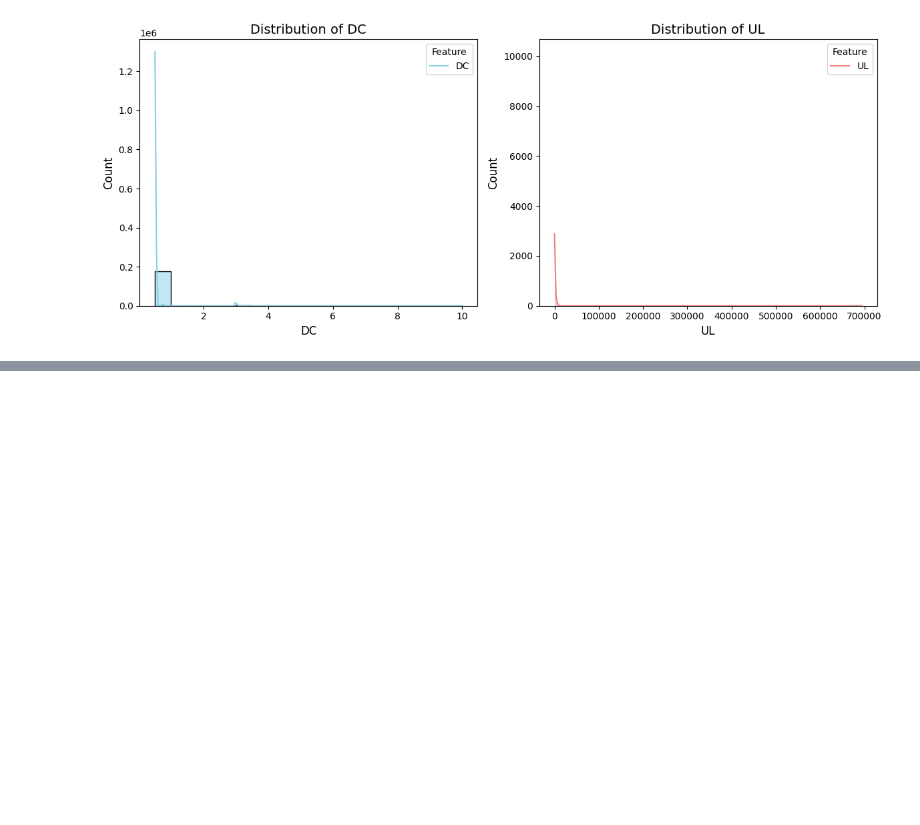
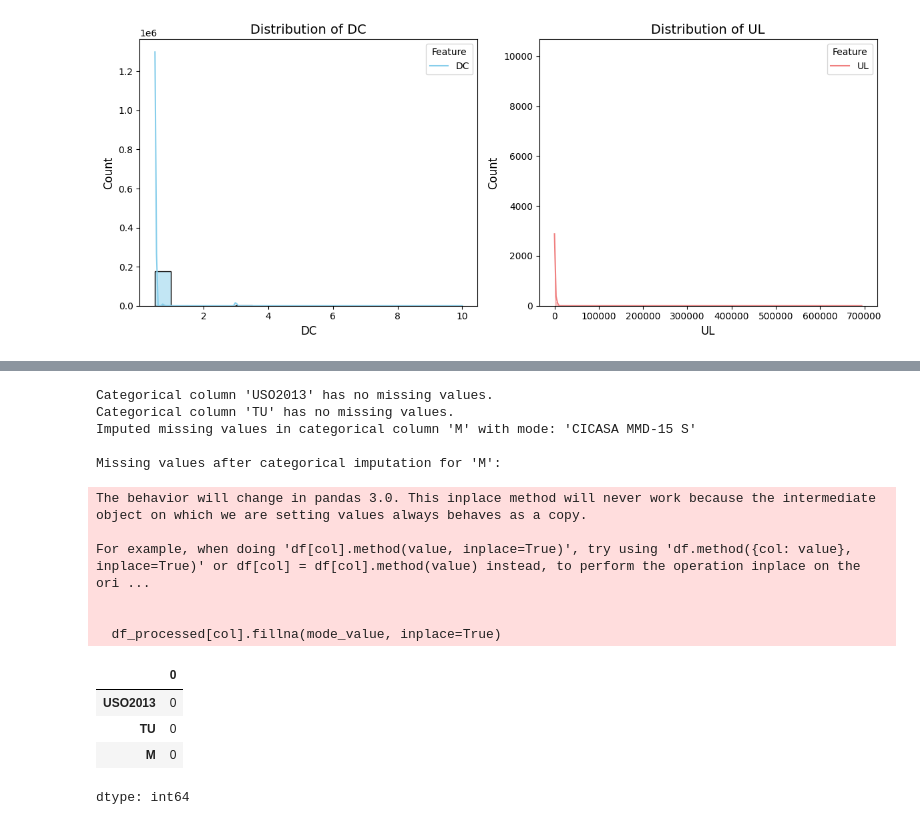
Before and after one commit to vathsankitha/water, a Jupyter notebook: Water.ipynb, the cells around one changed output, grey strips where cells are left out. Saved outputs shown, nothing was run; the diff lists cells and outputs as text; code cells hidden in the pictures; blank space fills up the shorter version.

```diff
--- a/Water.ipynb
+++ b/Water.ipynb
@@ -221,0 +222,30 @@ plt.show()
+# %%
+for col in categorical_cols:
+    if col == 'M' and df_processed[col].isnull().any():
+        mode_value = df_processed[col].mode()[0]  # mode() can return multiple values, pick the first
+        df_processed[col].fillna(mode_value, inplace=True)
+        print(f"Imputed missing values in categorical column '{col}' with mode: '{mode_value}'")
+    elif df_processed[col].isnull().any():
+        print(f"Categorical column '{col}' has missing values but is not 'M', skipping imputation for now.")
+    else:
+        print(f"Categorical column '{col}' has no missing values.")
+
+print("\nMissing values after categorical imputation for 'M':")
+display(df_processed[categorical_cols].isnull().sum())
+# %% [output]
+Categorical column 'USO2013' has no missing values.
+Categorical column 'TU' has no missing values.
+Imputed missing values in categorical column 'M' with mode: 'CICASA MMD-15 S'
+
+Missing values after categorical imputation for 'M':
+The behavior will change in pandas 3.0. This inplace method will never work because the intermediate object on which we are setting values always behaves as a copy.
+
+For example, when doing 'df[col].method(value, inplace=True)', try using 'df.method({col: value}, inplace=True)' or df[col] = df[col].method(value) instead, to perform the operation inplace on the ori ...
+
+
+  df_processed[col].fillna(mode_value, inplace=True)
+|  | 0 |
+| USO2013 | 0 |
+| TU | 0 |
+| M | 0 |
+dtype: int64
```
Also changed, not shown: parts of 17 cells of this notebook.
